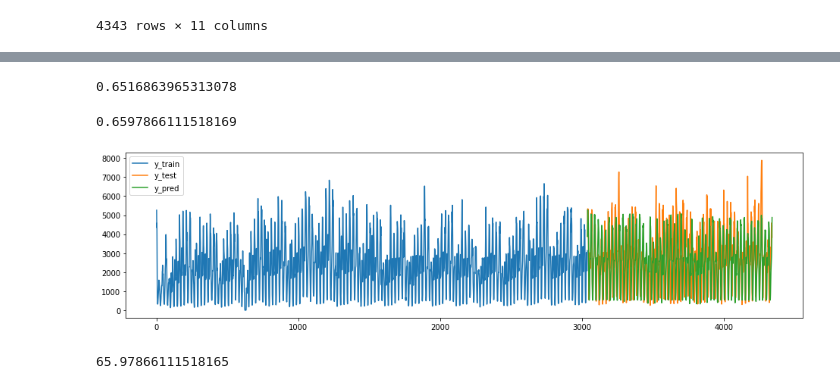
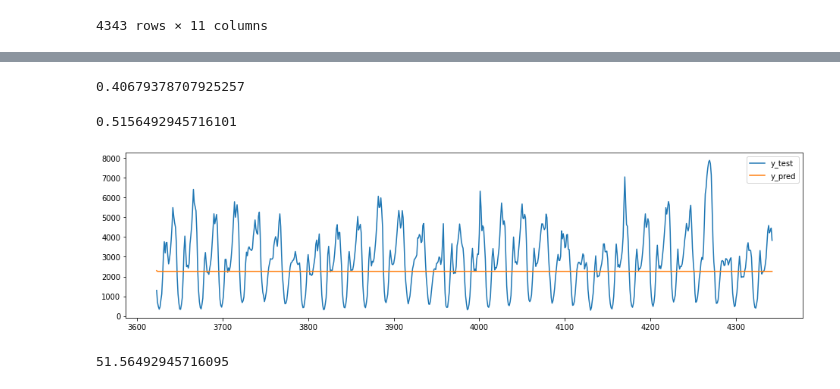
Before and after one commit to Sylvainj1/uber-times-series, a Jupyter notebook: models/naive_forecaster.ipynb, the cells around one changed output, grey strips where cells are left out. Drawn from its saved outputs; the diff is of its cells as text; code cells hidden in the pictures.

```diff
--- a/models/naive_forecaster.ipynb
+++ b/models/naive_forecaster.ipynb
@@ -38,7 +38,7 @@ from sktime.utils.plotting.forecasting import plot_ys
 
 man = man.reset_index(drop = True)
 
-train, test = temporal_train_test_split(man, test_size=0.3)
+train, test = temporal_train_test_split(man, test_size=720)
 
 X_train = train.drop('pickups', axis=1)
 y_train = train['pickups']
@@ -56,17 +56,12 @@ from sktime.forecasting.naive import NaiveForecaster
 
 fh = np.arange(1,len(y_test)+1)
 
-naive_forecaster_last = NaiveForecaster(strategy= "last")
+naive_forecaster_last = NaiveForecaster(strategy= "last", sp=24)
 naive_forecaster_last.fit(y_train)
 y_last = naive_forecaster_last.predict(fh)
 
-naive_forecaster_seasonal = NaiveForecaster(strategy='last', sp=50)
-naive_forecaster_seasonal.fit(y_train)
-y_seasonal = naive_forecaster_seasonal.predict(fh)
 
-
-
-plot_ys(y_train,y_test,y_last,y_seasonal,labels=['y_train','y_test','y_pred_last','y_seasonal'])
+plot_ys(y_test,y_last,labels=['y_test','y_pred_last'])
 # %% [output]
 (<Figure size 1152x288 with 1 Axes>,
  <matplotlib.axes._subplots.AxesSubplot at 0x...>)
@@ -74,5 +69,5 @@ plot_ys(y_train,y_test,y_last,y_seasonal,labels=['y_train','y_test','y_pred_last
 # %%
 from sktime.performance_metrics.forecasting import smape_loss
-smape_loss(y_seasonal,y_test)
+smape_loss(y_last,y_test)
 # %% [output]
-0.6516863965313078
+0.40679378707925257
@@ -79,18 +78,24 @@ smape_loss(y_seasonal,y_test)
 # %%
 from sktime.forecasting.compose import ReducedRegressionForecaster
 from sklearn.ensemble import RandomForestRegressor
 
-regressor = RandomForestRegressor()
+params = {
+    'criterion':'mae',
+    'max_depth':2,
+    'verbose':0
+}
+
+regressor = RandomForestRegressor(**params)
 forecaster = ReducedRegressionForecaster(regressor,window_length=12)
 forecaster.fit(y_train)
 y_pred = forecaster.predict(fh)
 
-plot_ys(y_train, y_test, y_pred, labels=['y_train', 'y_test', 'y_pred'])
+plot_ys(y_test, y_pred, labels=['y_test', 'y_pred'])
 smape_loss(y_test, y_pred)
 # %% [output]
-0.6597866111518169
+0.5156492945716101
-[figure, old version]
+[figure, new version]
 # %%
 smape_perso(y_test,y_pred)
 # %% [output]
-65.97866111518165
+51.56492945716095
```
Also changed, not shown: parts of 7 cells of this notebook, 6 other files.
